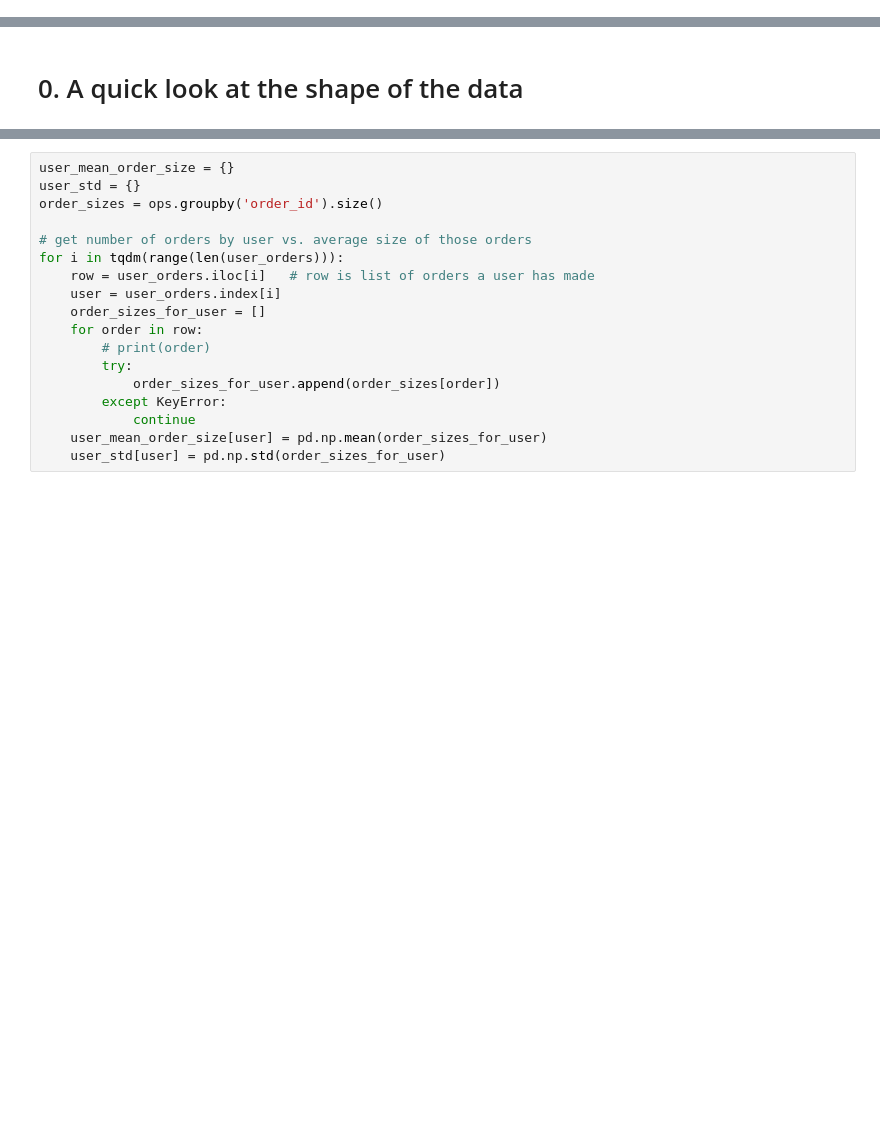
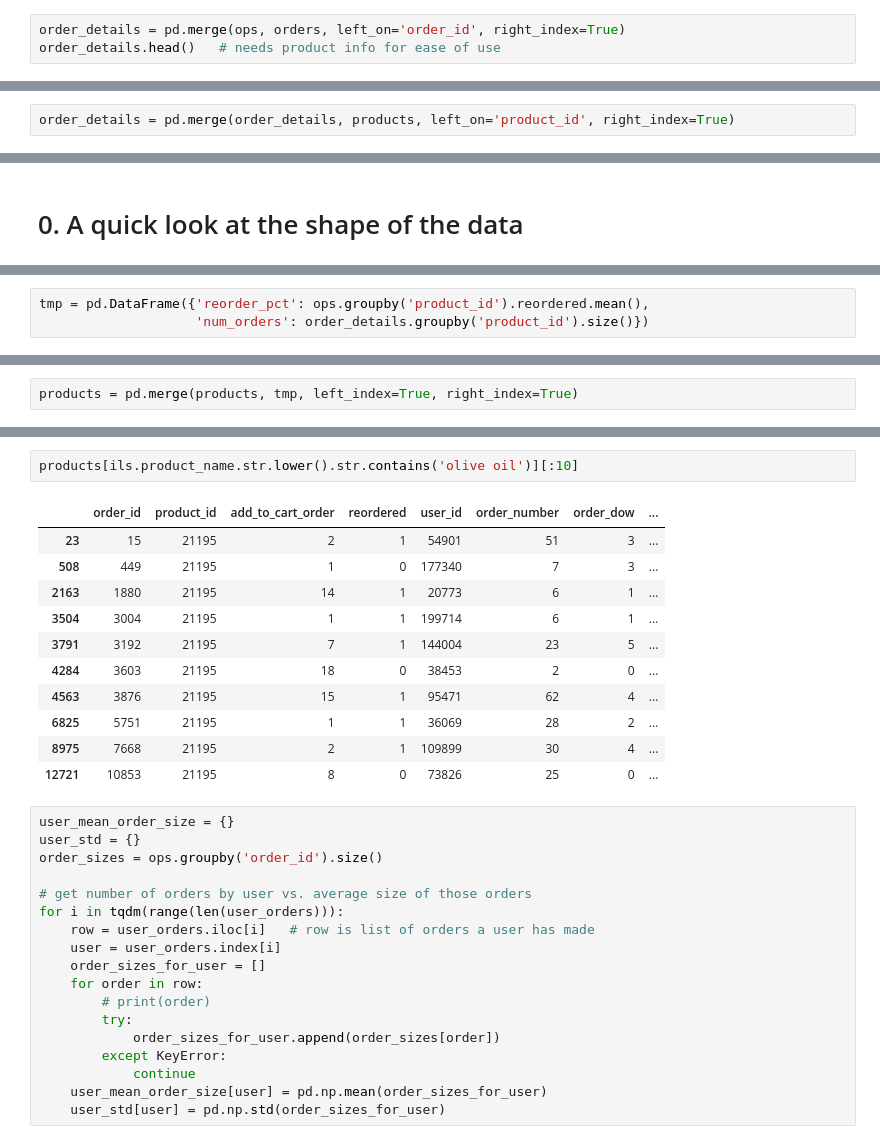
Before and after one commit to notsambeck/eda, a Jupyter notebook: instacart_EDA.ipynb, the cells around one changed output, grey strips where cells are left out. Drawn from its saved outputs; the diff is of its cells as text; blank space fills up the shorter version.

```diff
--- a/instacart_EDA.ipynb
+++ b/instacart_EDA.ipynb
@@ -130,0 +111,3 @@ db['order_products'][ops['order_id'] == 1492625]  # last order by customer no. 2
+# %%
+order_details = pd.merge(ops, orders, left_on='order_id', right_index=True)
+order_details.head()   # needs product info for ease of use
@@ -130,0 +121,2 @@ db['order_products'][ops['order_id'] == 1492625]  # last order by customer no. 2
+# %%
+order_details = pd.merge(order_details, products, left_on='product_id', right_index=True)
@@ -316,0 +226,3 @@ Text(0,0.5,'')
+# %%
+tmp = pd.DataFrame({'reorder_pct': ops.groupby('product_id').reordered.mean(),
+                    'num_orders': order_details.groupby('product_id').size()})
@@ -316,0 +260,2 @@ Text(0,0.5,'')
+# %%
+products = pd.merge(products, tmp, left_index=True, right_index=True)
@@ -317,3 +277,17 @@ Text(0,0.5,'')
+# %%
+products[ils.product_name.str.lower().str.contains('olive oil')][:10]
+# %% [output]
+|  | order_id | product_id | add_to_cart_order | reordered | user_id | order_number | order_dow | ... |
+| 23 | 15 | 21195 | 2 | 1 | 54901 | 51 | 3 | ... |
+| 508 | 449 | 21195 | 1 | 0 | 177340 | 7 | 3 | ... |
+| 2163 | 1880 | 21195 | 14 | 1 | 20773 | 6 | 1 | ... |
+| 3504 | 3004 | 21195 | 1 | 1 | 199714 | 6 | 1 | ... |
+| 3791 | 3192 | 21195 | 7 | 1 | 144004 | 23 | 5 | ... |
+| 4284 | 3603 | 21195 | 18 | 0 | 38453 | 2 | 0 | ... |
+| 4563 | 3876 | 21195 | 15 | 1 | 95471 | 62 | 4 | ... |
+| 6825 | 5751 | 21195 | 1 | 1 | 36069 | 28 | 2 | ... |
+| 8975 | 7668 | 21195 | 2 | 1 | 109899 | 30 | 4 | ... |
+| 12721 | 10853 | 21195 | 8 | 0 | 73826 | 25 | 0 | ... |
 # %%
 user_mean_order_size = {}
 user_std = {}
```
Also changed, not shown: parts of 60 cells of this notebook.
